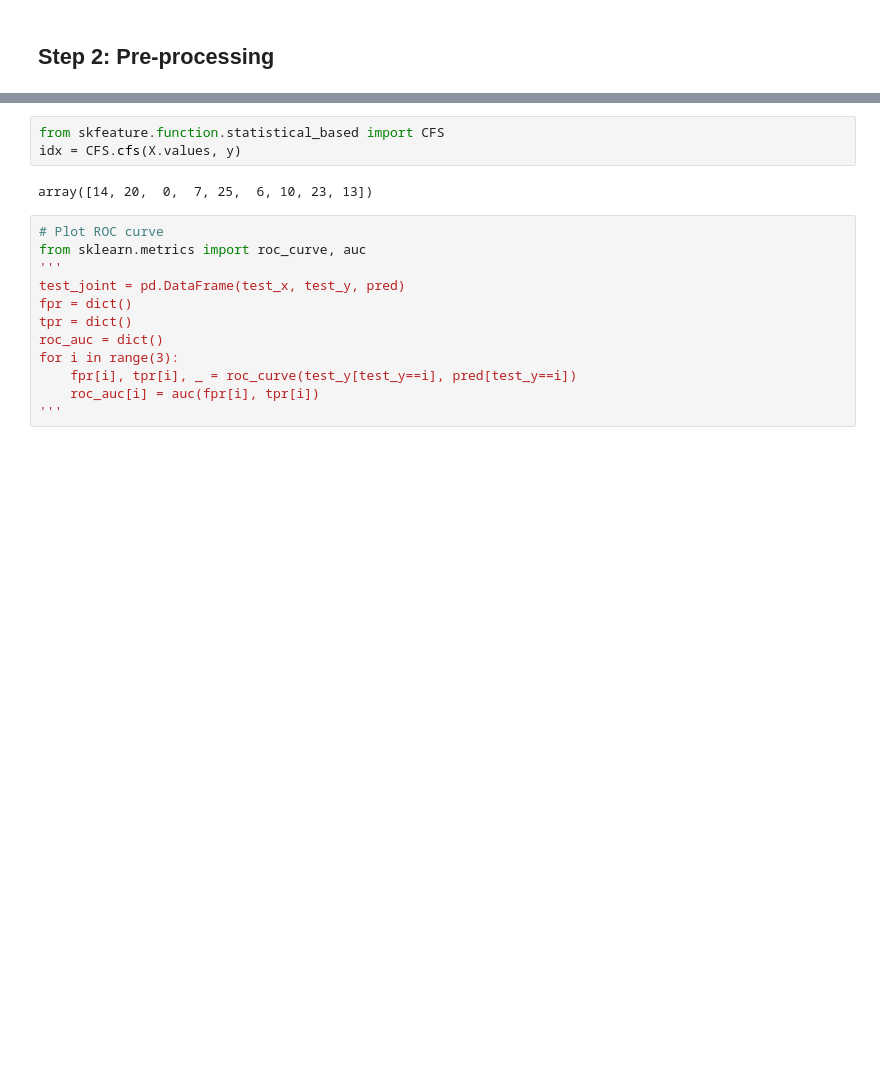
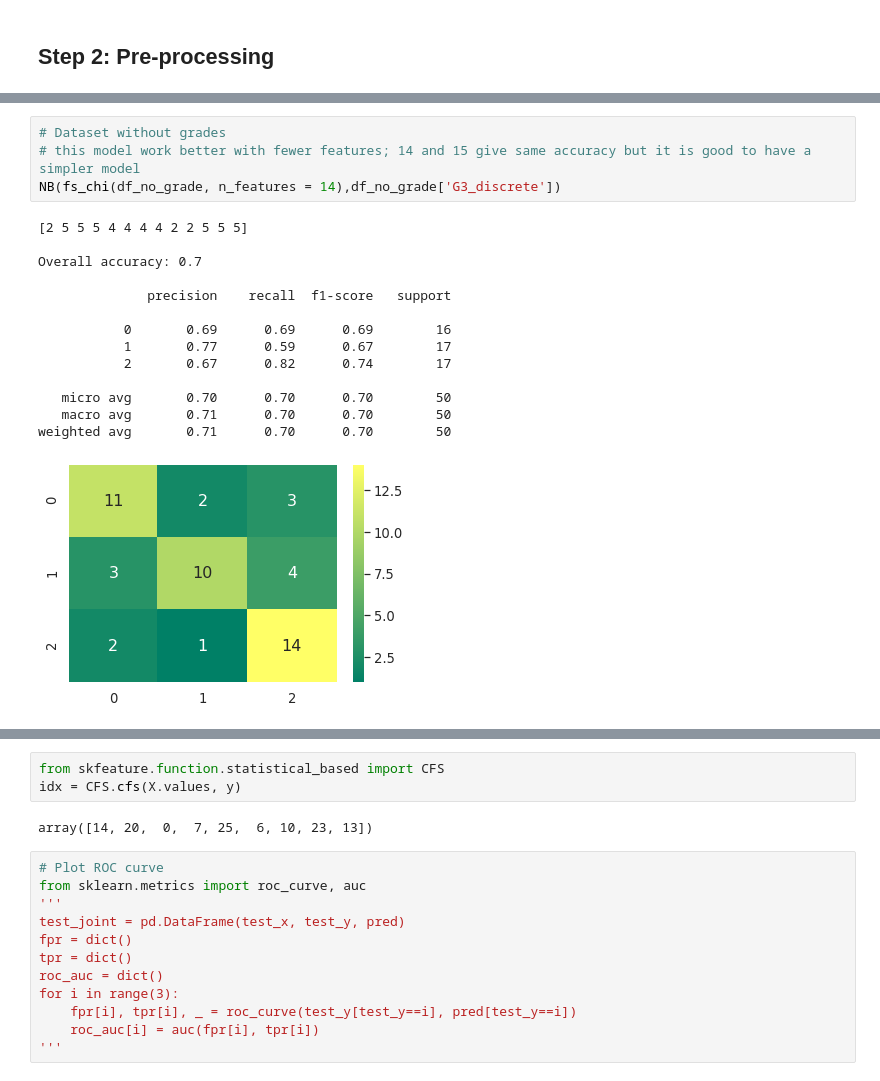
Before and after one commit to olga-khab/msa-predicting-performance, a Jupyter notebook: msa-project.ipynb, the cells around one changed output, grey strips where cells are left out. Drawn from its saved outputs; the diff is of its cells as text; blank space fills up the shorter version.

```diff
--- a/msa-project.ipynb
+++ b/msa-project.ipynb
@@ -312,0 +261,19 @@ None
+# %%
+# Dataset without grades
+# this model work better with fewer features; 14 and 15 give same accuracy but it is good to have a simpler model
+NB(fs_chi(df_no_grade, n_features = 14),df_no_grade['G3_discrete'])
+# %% [output]
+[2 5 5 5 4 4 4 4 2 2 5 5 5]
+
+Overall accuracy: 0.7
+
+              precision    recall  f1-score   support
+
+           0       0.69      0.69      0.69        16
+           1       0.77      0.59      0.67        17
+           2       0.67      0.82      0.74        17
+
+   micro avg       0.70      0.70      0.70        50
+   macro avg       0.71      0.70      0.70        50
+weighted avg       0.71      0.70      0.70        50
+[figure, added]
```
Also changed, not shown: parts of 33 cells of this notebook.
